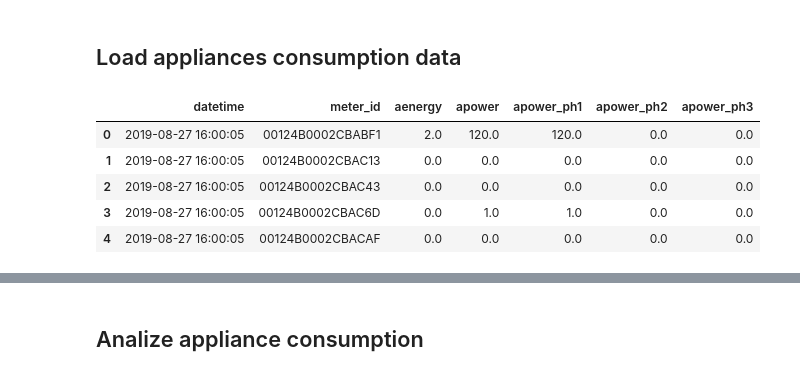
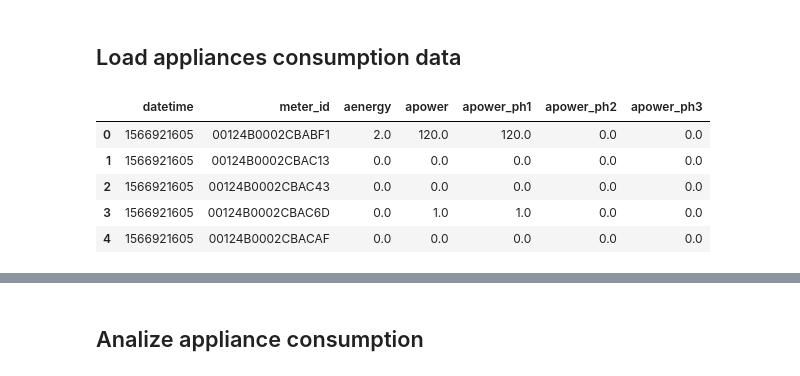
Before and after one commit to jpchavat/ecd-uy, a Jupyter notebook: DEC-subset-Technical-validation.ipynb, the cells around one changed output, grey strips where cells are left out. Saved outputs shown, nothing was run; the diff lists cells and outputs as text; code cells hidden in the pictures.

```diff
--- a/DEC-subset-Technical-validation.ipynb
+++ b/DEC-subset-Technical-validation.ipynb
@@ -78,15 +78,13 @@ data_appliances.head()
 # %%
 data_appl_consum = pd.read_csv(
     BASE_DATA_SOURCE + '/appliance_consumption_data.csv',
-    parse_dates=["datetime"],
-    infer_datetime_format=True,
 )
 
 data_appl_consum.head()
 # %% [output]
 |  | datetime | meter_id | aenergy | apower | apower_ph1 | apower_ph2 | apower_ph3 |
-| 0 | 2019-08-27 16:00:05 | 00124B0002CBABF1 | 2.0 | 120.0 | 120.0 | 0.0 | 0.0 |
-| 1 | 2019-08-27 16:00:05 | 00124B0002CBAC13 | 0.0 | 0.0 | 0.0 | 0.0 | 0.0 |
-| 2 | 2019-08-27 16:00:05 | 00124B0002CBAC43 | 0.0 | 0.0 | 0.0 | 0.0 | 0.0 |
-| 3 | 2019-08-27 16:00:05 | 00124B0002CBAC6D | 0.0 | 1.0 | 1.0 | 0.0 | 0.0 |
-| 4 | 2019-08-27 16:00:05 | 00124B0002CBACAF | 0.0 | 0.0 | 0.0 | 0.0 | 0.0 |
+| 0 | 1566921605 | 00124B0002CBABF1 | 2.0 | 120.0 | 120.0 | 0.0 | 0.0 |
+| 1 | 1566921605 | 00124B0002CBAC13 | 0.0 | 0.0 | 0.0 | 0.0 | 0.0 |
+| 2 | 1566921605 | 00124B0002CBAC43 | 0.0 | 0.0 | 0.0 | 0.0 | 0.0 |
+| 3 | 1566921605 | 00124B0002CBAC6D | 0.0 | 1.0 | 1.0 | 0.0 | 0.0 |
+| 4 | 1566921605 | 00124B0002CBACAF | 0.0 | 0.0 | 0.0 | 0.0 | 0.0 |
```
Also changed, not shown: parts of 10 cells of this notebook, 3 other files.
